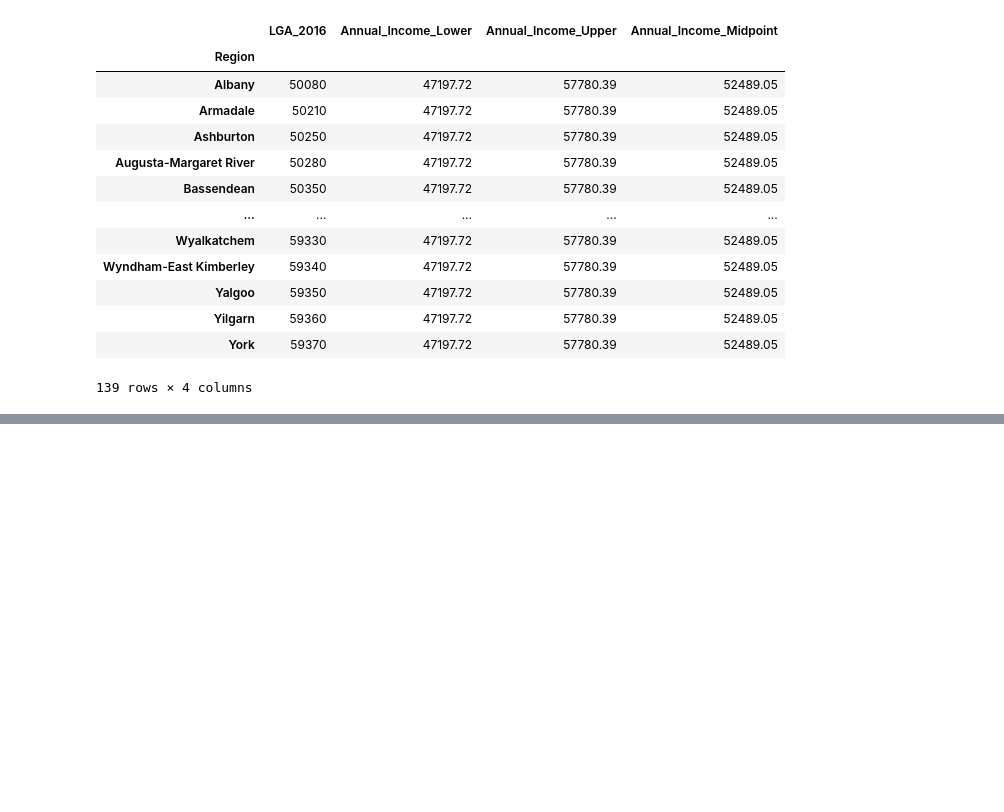
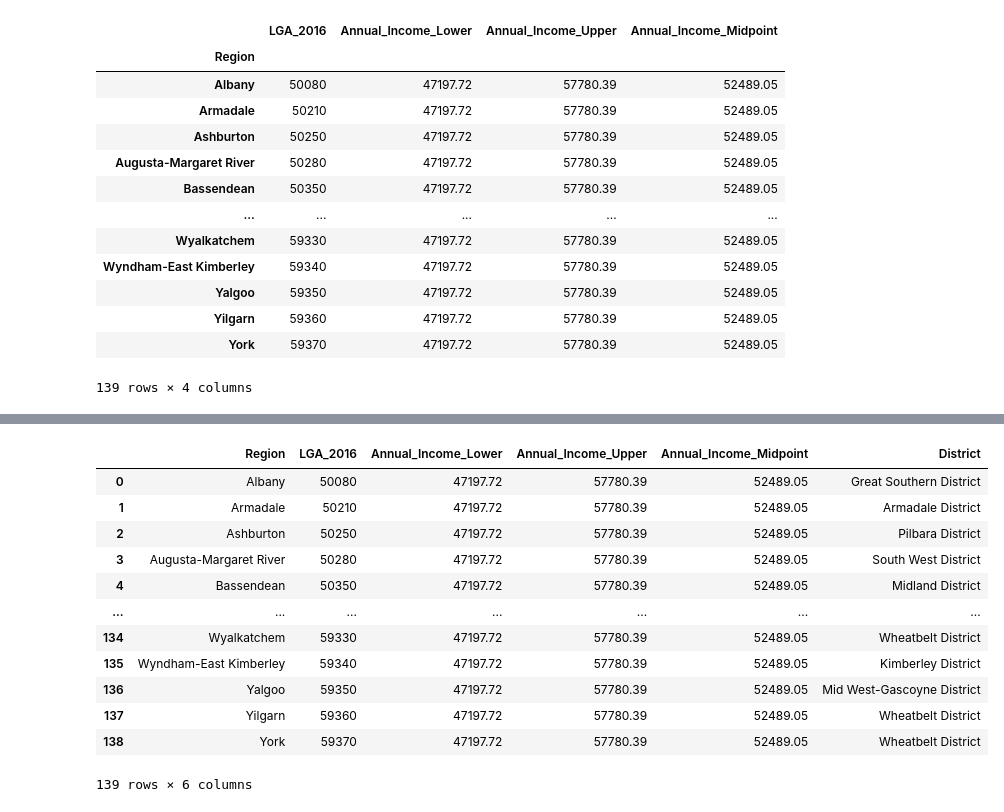
Before and after one commit to natalieddavies/BootcampProject1, a Jupyter notebook: income.ipynb, the cells around one changed output, grey strips where cells are left out. Saved outputs shown, nothing was run; the diff lists cells and outputs as text; code cells hidden in the pictures; blank space fills up the shorter version.

Commit message:
income with district

```diff
--- a/income.ipynb
+++ b/income.ipynb
@@ -272,2 +274,9 @@ wa_mean_income_by_LGA
 #export grouped data to csv
 wa_mean_income_by_LGA.to_csv('Data/wa_mean_income_by_LGA.csv',sep=',')
+# %%
+#import region/district
+
+path_region_district= "Data/region_by_district_wa.csv"
+
+region_district = pd.read_csv(path_region_district)
+region_district.head()
@@ -273,0 +290,18 @@ wa_mean_income_by_LGA.to_csv('Data/wa_mean_income_by_LGA.csv',sep=',')
+# %%
+income_by_district=pd.merge(wa_mean_income_by_LGA,region_district,left_on='Region',right_on='Region')
+# %%
+income_by_district
+# %% [output]
+|  | Region | LGA_2016 | Annual_Income_Lower | Annual_Income_Upper | Annual_Income_Midpoint | District |
+| 0 | Albany | 50080 | 47197.72 | 57780.39 | 52489.05 | Great Southern District |
+| 1 | Armadale | 50210 | 47197.72 | 57780.39 | 52489.05 | Armadale District |
+| 2 | Ashburton | 50250 | 47197.72 | 57780.39 | 52489.05 | Pilbara District |
+| 3 | Augusta-Margaret River | 50280 | 47197.72 | 57780.39 | 52489.05 | South West District |
+| 4 | Bassendean | 50350 | 47197.72 | 57780.39 | 52489.05 | Midland District |
+| ... | ... | ... | ... | ... | ... | ... |
+| 134 | Wyalkatchem | 59330 | 47197.72 | 57780.39 | 52489.05 | Wheatbelt District |
+| 135 | Wyndham-East Kimberley | 59340 | 47197.72 | 57780.39 | 52489.05 | Kimberley District |
+| 136 | Yalgoo | 59350 | 47197.72 | 57780.39 | 52489.05 | Mid West-Gascoyne District |
+| 137 | Yilgarn | 59360 | 47197.72 | 57780.39 | 52489.05 | Wheatbelt District |
+| 138 | York | 59370 | 47197.72 | 57780.39 | 52489.05 | Wheatbelt District |
+139 rows × 6 columns
```
Also changed, not shown: parts of 4 cells of this notebook.
